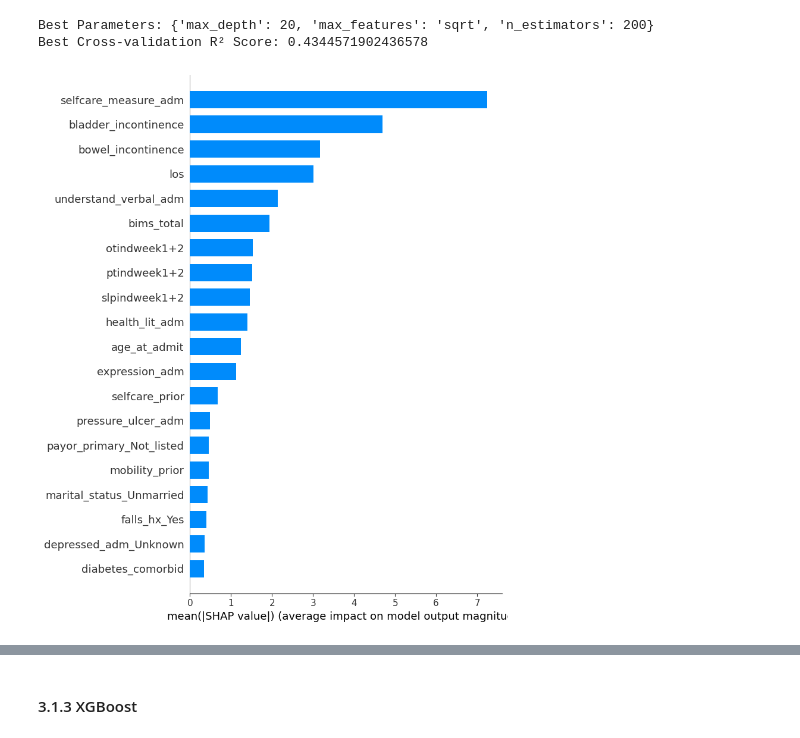
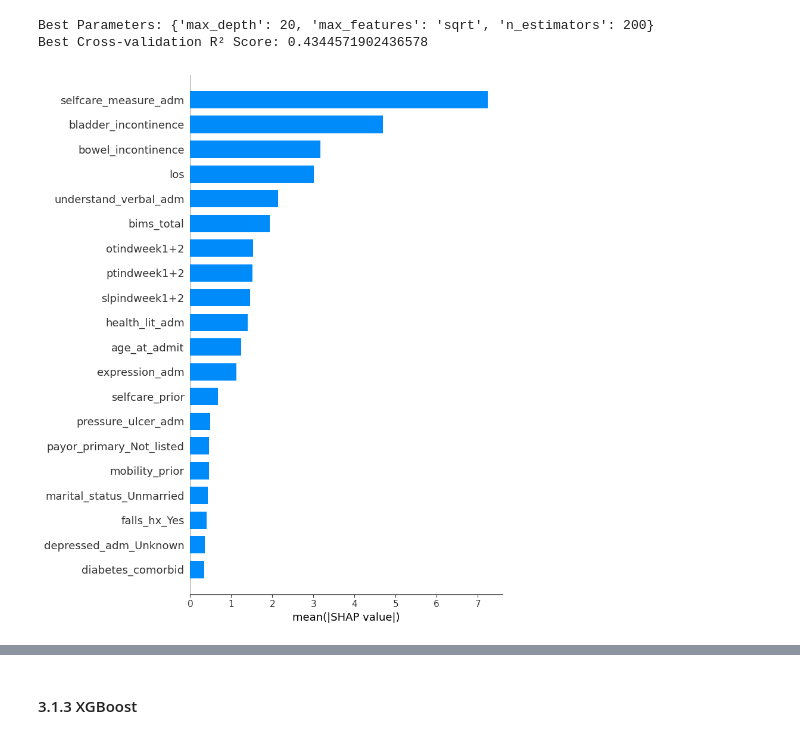
Before and after one commit to d9sus4/KL2, a Jupyter notebook: model_data.ipynb, the cells around one changed output, grey strips where cells are left out. Drawn from its saved outputs; the diff is of its cells as text; code cells hidden in the pictures.

```diff
--- a/model_data.ipynb
+++ b/model_data.ipynb
@@ -94,7 +94,7 @@ last_df = df
 # %%
 USE_THERAPY_PREDICTORS = ['original', 'week1+2', 'extrap', 'perday'][1]
 INCLUDE_LOS = True
-LOS_FILTER = ['all', 'los<=3', 'los>3'][1]
+LOS_FILTER = ['all', 'los<=3', 'los>3'][0]
 
 df = last_df.copy()
 
@@ -404,14 +404,30 @@ Best Cross-validation R² Score: 0.4344571902436578
 # %%
 # shapley value test
 
 import shap
 
 explainer = shap.TreeExplainer(rf_regressor)
 
 shap_values_train = explainer.shap_values(X_train, approximate=True) # turn off approximate for precise shap values, but way slower convergence
 # shap_values_eval = explainer.shap_values(X_eval)
 # shap_values_test = explainer.shap_values(X_test)
 
-shap.summary_plot(shap_values_train, X_train, plot_type="bar")
+import matplotlib.pyplot as plt
+
+# Create a figure with a larger size to accommodate long labels
+plt.figure(figsize=(12, 8))
+
+# Generate the summary plot; prevent it from automatically calling plt.show()
+shap.summary_plot(shap_values_train, X_train, plot_type="bar", show=False)
+
+# Get the current axes and rotate x-axis tick labels for better readability
+ax = plt.gca()
+# Adjust layout so nothing is truncated
+plt.tight_layout()
+ax.set_xlabel("mean(|SHAP value|)")
+
+# Finally, display the figure
+plt.savefig("selfcare_shap.png")
+plt.show()
 # %% [output]
-[figure, old version]
+[figure, new version]
```
Also changed, not shown: parts of 12 cells of this notebook, 23 other files.
